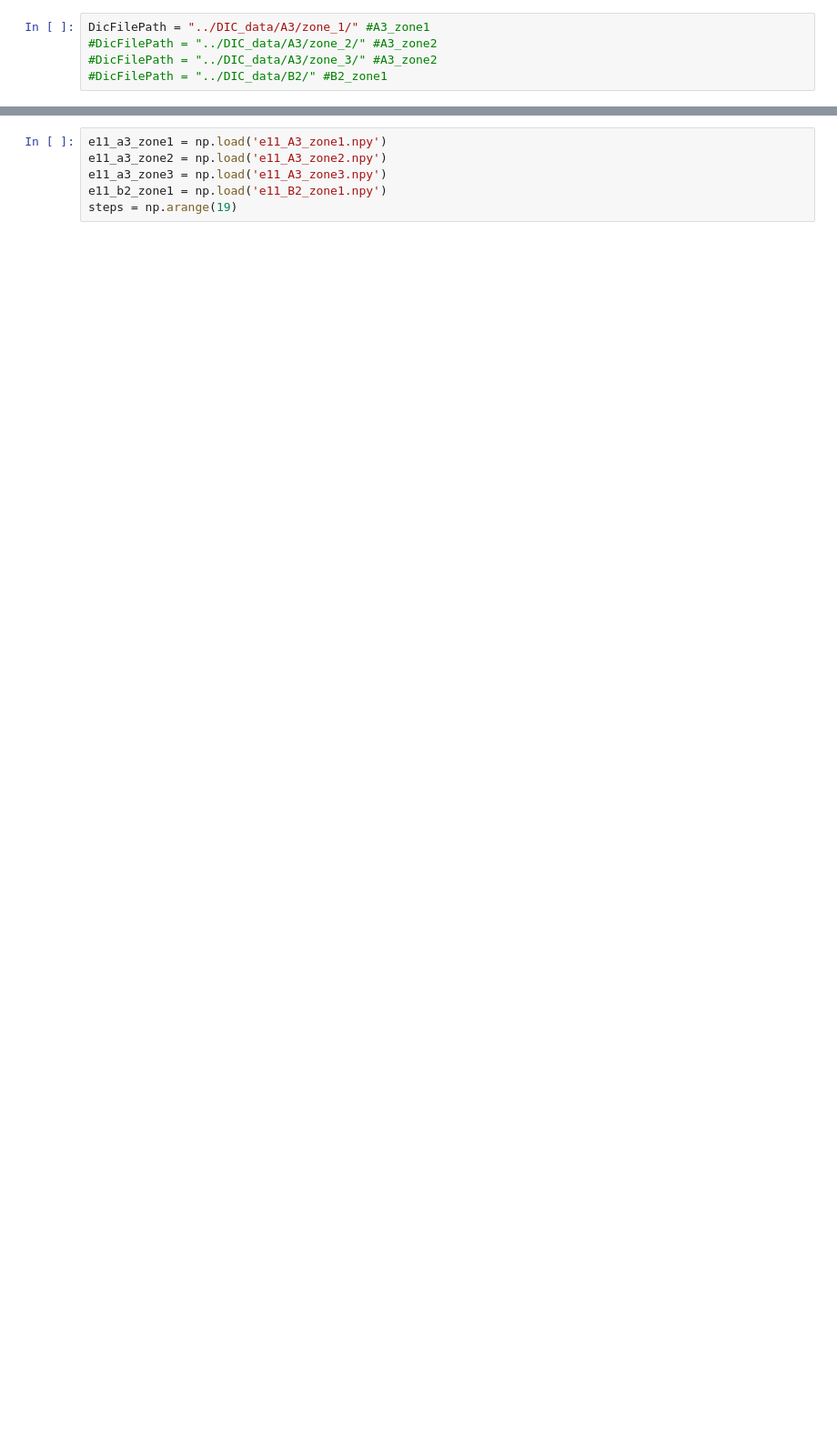
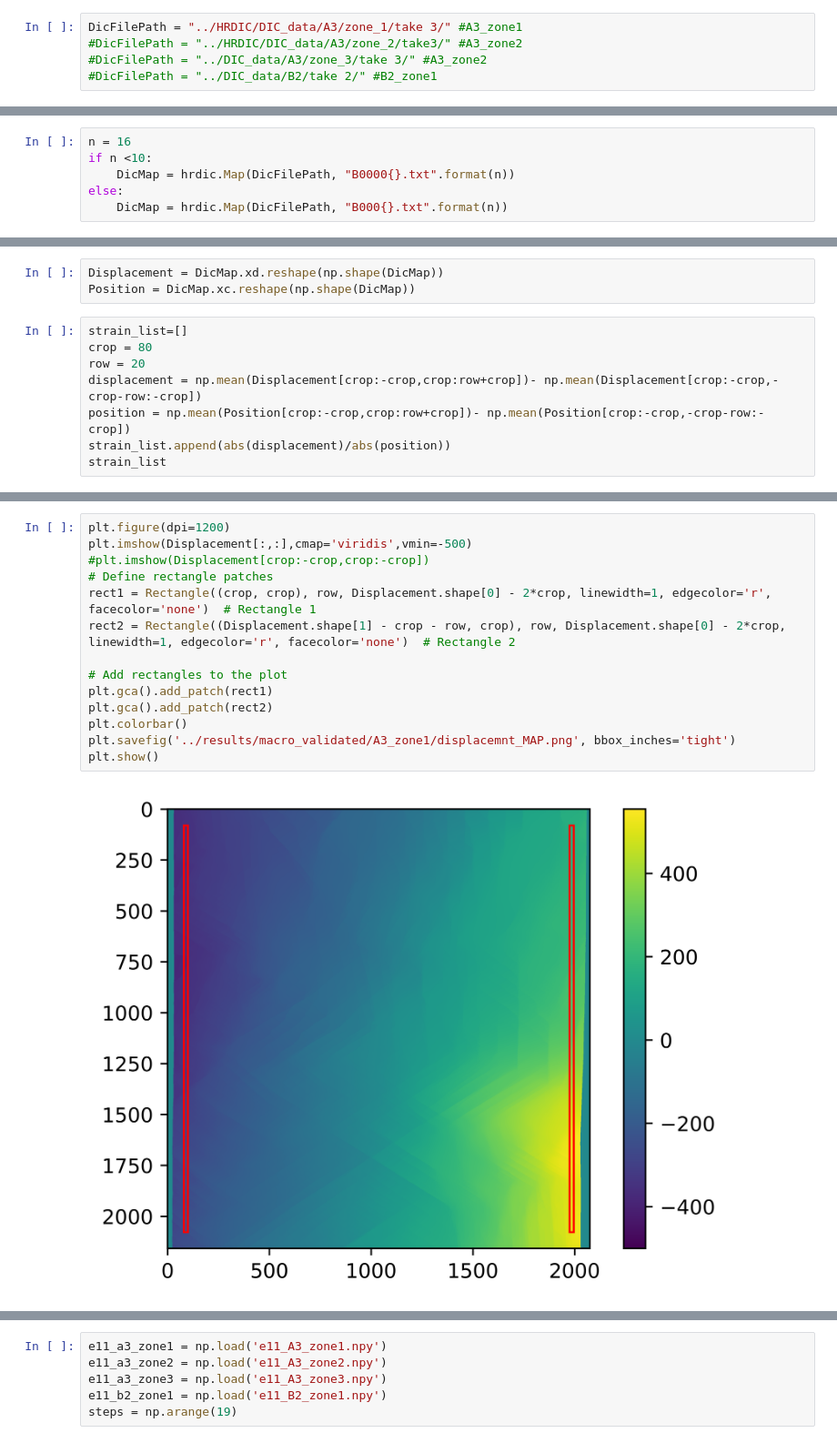
Before and after one commit to Patcurran/Strain_localisation, a Jupyter notebook: 2_Pre_CP.ipynb, the cells around one changed output, grey strips where cells are left out. Shown at 91% size. Drawn from its saved outputs; the diff is of its cells as text; blank space fills up the shorter version.

```diff
--- a/2_Pre_CP.ipynb
+++ b/2_Pre_CP.ipynb
@@ -14,5 +15,5 @@ output ="../results/A3_zone1/"
 # %%
-DicFilePath = "../DIC_data/A3/zone_1/" #A3_zone1
-#DicFilePath = "../DIC_data/A3/zone_2/" #A3_zone2
-#DicFilePath = "../DIC_data/A3/zone_3/" #A3_zone2
-#DicFilePath = "../DIC_data/B2/" #B2_zone1
+DicFilePath = "../HRDIC/DIC_data/A3/zone_1/take 3/" #A3_zone1
+#DicFilePath = "../HRDIC/DIC_data/A3/zone_2/take3/" #A3_zone2
+#DicFilePath = "../DIC_data/A3/zone_3/take 3/" #A3_zone2
+#DicFilePath = "../DIC_data/B2/take 2/" #B2_zone1
@@ -31,0 +20,6 @@ for n in range(1,17):
+# %%
+n = 16
+if n <10:
+    DicMap = hrdic.Map(DicFilePath, "B0000{}.txt".format(n))
+else:
+    DicMap = hrdic.Map(DicFilePath, "B000{}.txt".format(n))
@@ -31,0 +28,11 @@ for n in range(1,17):
+# %%
+Displacement = DicMap.xd.reshape(np.shape(DicMap))
+Position = DicMap.xc.reshape(np.shape(DicMap))
+# %%
+strain_list=[]
+crop = 80
+row = 20
+displacement = np.mean(Displacement[crop:-crop,crop:row+crop])- np.mean(Displacement[crop:-crop,-crop-row:-crop])
+position = np.mean(Position[crop:-crop,crop:row+crop])- np.mean(Position[crop:-crop,-crop-row:-crop])
+strain_list.append(abs(displacement)/abs(position))
+strain_list
@@ -31,0 +41,16 @@ for n in range(1,17):
+# %%
+plt.figure(dpi=1200)
+plt.imshow(Displacement[:,:],cmap='viridis',vmin=-500)
+#plt.imshow(Displacement[crop:-crop,crop:-crop])
+# Define rectangle patches
+rect1 = Rectangle((crop, crop), row, Displacement.shape[0] - 2*crop, linewidth=1, edgecolor='r', facecolor='none')  # Rectangle 1
+rect2 = Rectangle((Displacement.shape[1] - crop - row, crop), row, Displacement.shape[0] - 2*crop, linewidth=1, edgecolor='r', facecolor='none')  # Rectangle 2
+
+# Add rectangles to the plot
+plt.gca().add_patch(rect1)
+plt.gca().add_patch(rect2)
+plt.colorbar()
+plt.savefig('../results/macro_validated/A3_zone1/displacemnt_MAP.png', bbox_inches='tight')
+plt.show()
+# %% [output]
+[figure, added]
```
Also changed, not shown: parts of 45 cells of this notebook.
